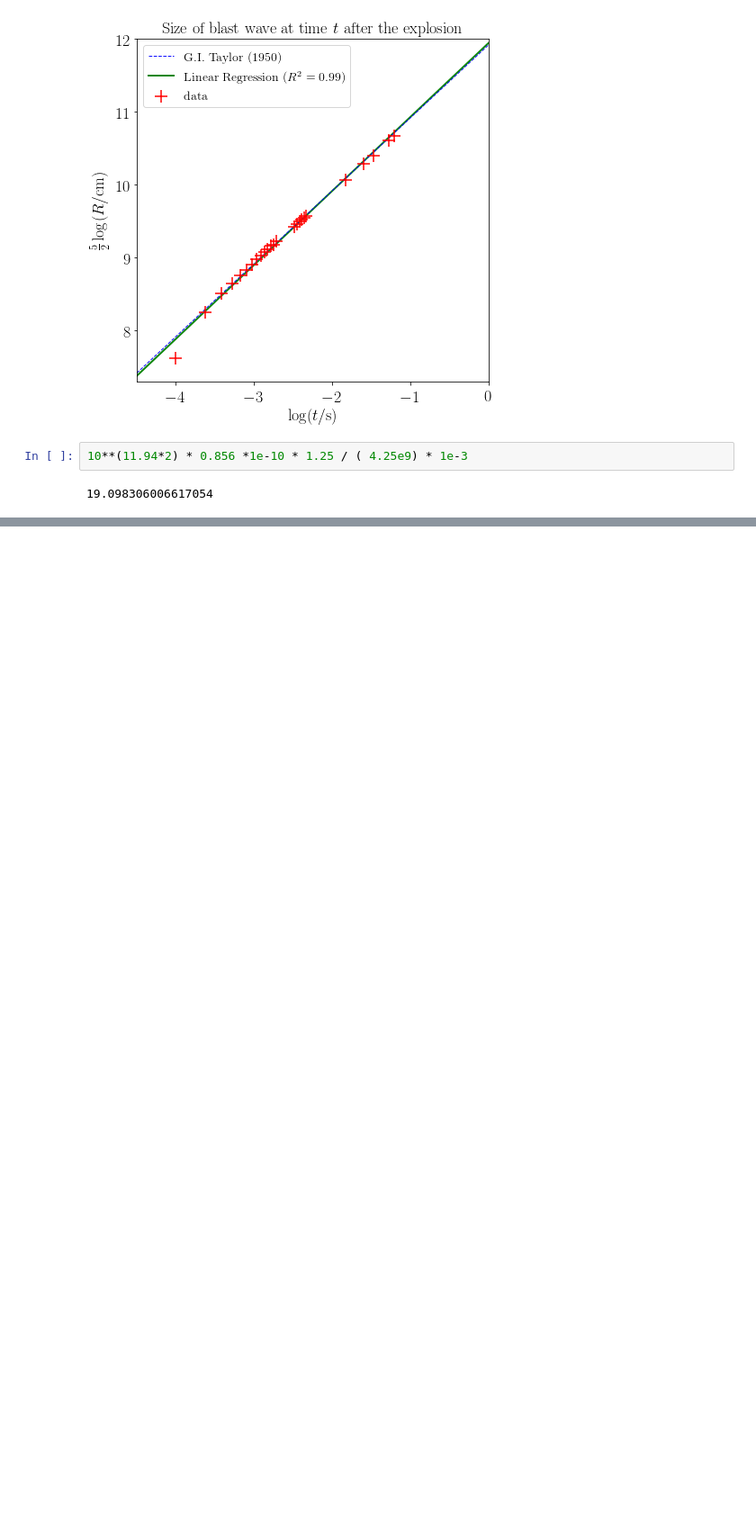
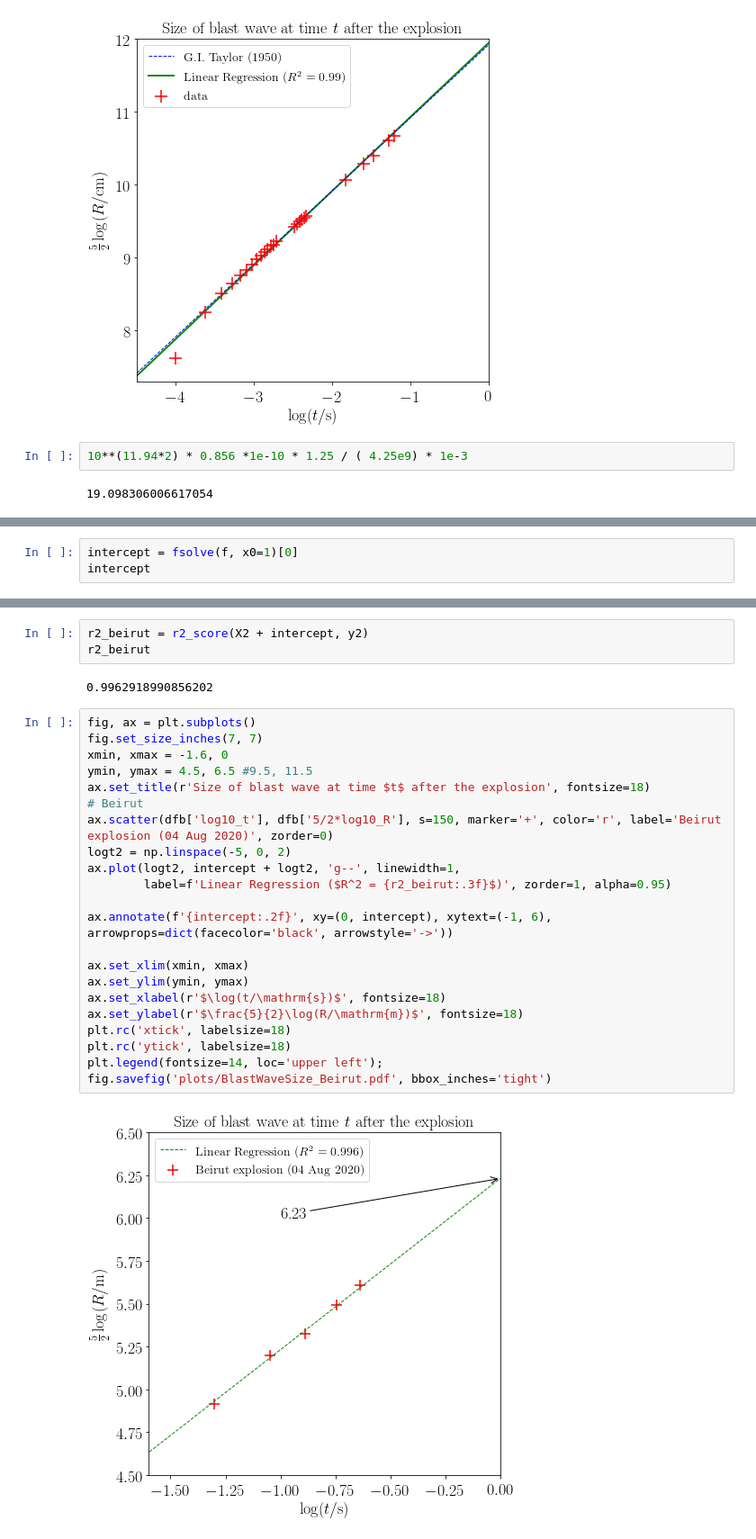
Before and after one commit to jsdiazpo/Physics-Digressions, a Jupyter notebook: Trinity-Test.ipynb, the cells around one changed output, grey strips where cells are left out. Shown: that part at 90% size. Saved outputs shown, nothing was run; the diff lists cells and outputs as text; blank space fills up the shorter version.

```diff
--- a/Trinity-Test.ipynb
+++ b/Trinity-Test.ipynb
@@ -111,0 +211,3 @@ fig.savefig('plots/BlastWaveSize.pdf', bbox_inches='tight')
+# %%
+intercept = fsolve(f, x0=1)[0]
+intercept
@@ -111,0 +217,29 @@ fig.savefig('plots/BlastWaveSize.pdf', bbox_inches='tight')
+# %%
+r2_beirut = r2_score(X2 + intercept, y2)
+r2_beirut
+# %% [output]
+0.9962918990856202
+# %%
+fig, ax = plt.subplots()
+fig.set_size_inches(7, 7)
+xmin, xmax = -1.6, 0
+ymin, ymax = 4.5, 6.5 #9.5, 11.5
+ax.set_title(r'Size of blast wave at time $t$ after the explosion', fontsize=18)
+# Beirut
+ax.scatter(dfb['log10_t'], dfb['5/2*log10_R'], s=150, marker='+', color='r', label='Beirut explosion (04 Aug 2020)', zorder=0)
+logt2 = np.linspace(-5, 0, 2)
+ax.plot(logt2, intercept + logt2, 'g--', linewidth=1,
+        label=f'Linear Regression ($R^2 = {r2_beirut:.3f}$)', zorder=1, alpha=0.95)
+
+ax.annotate(f'{intercept:.2f}', xy=(0, intercept), xytext=(-1, 6), arrowprops=dict(facecolor='black', arrowstyle='->'))
+
+ax.set_xlim(xmin, xmax)
+ax.set_ylim(ymin, ymax)
+ax.set_xlabel(r'$\log(t/\mathrm{s})$', fontsize=18)
+ax.set_ylabel(r'$\frac{5}{2}\log(R/\mathrm{m})$', fontsize=18)
+plt.rc('xtick', labelsize=18)
+plt.rc('ytick', labelsize=18)
+plt.legend(fontsize=14, loc='upper left');
+fig.savefig('plots/BlastWaveSize_Beirut.pdf', bbox_inches='tight')
+# %% [output]
+[figure, added]
```
Also changed, not shown: parts of 15 cells of this notebook.
